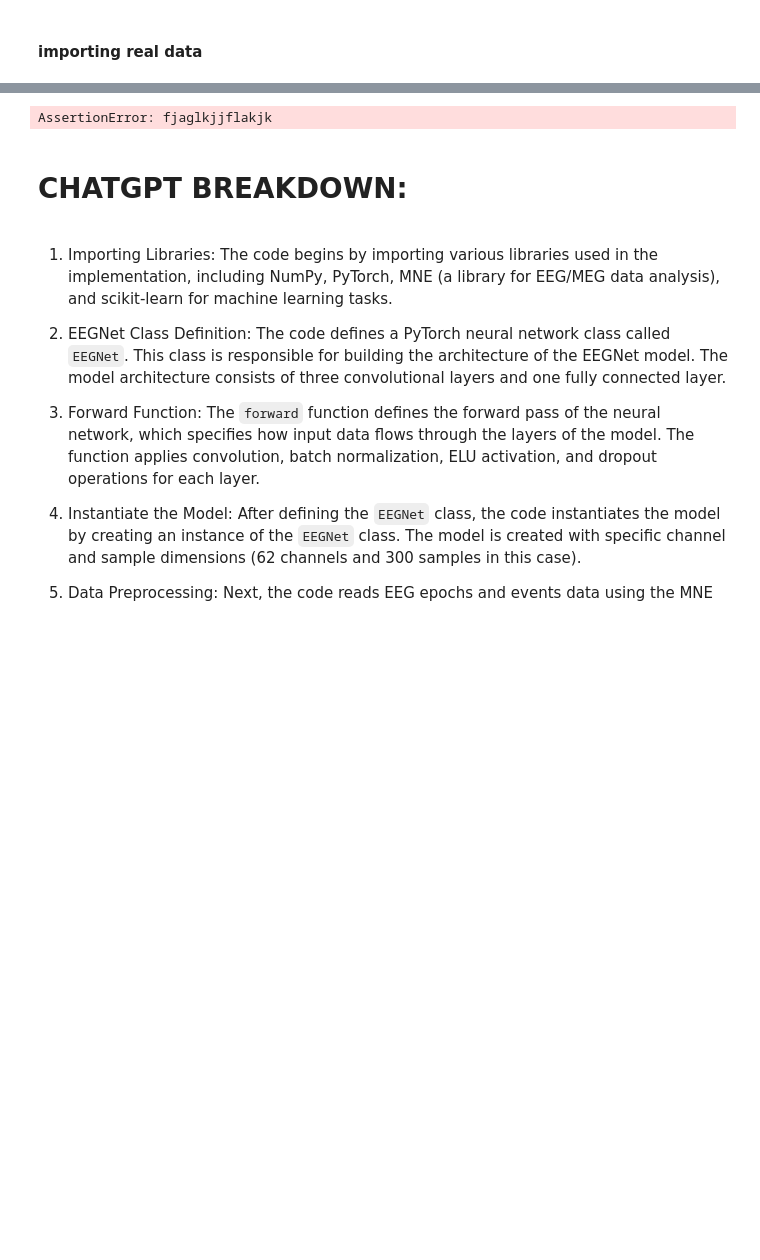
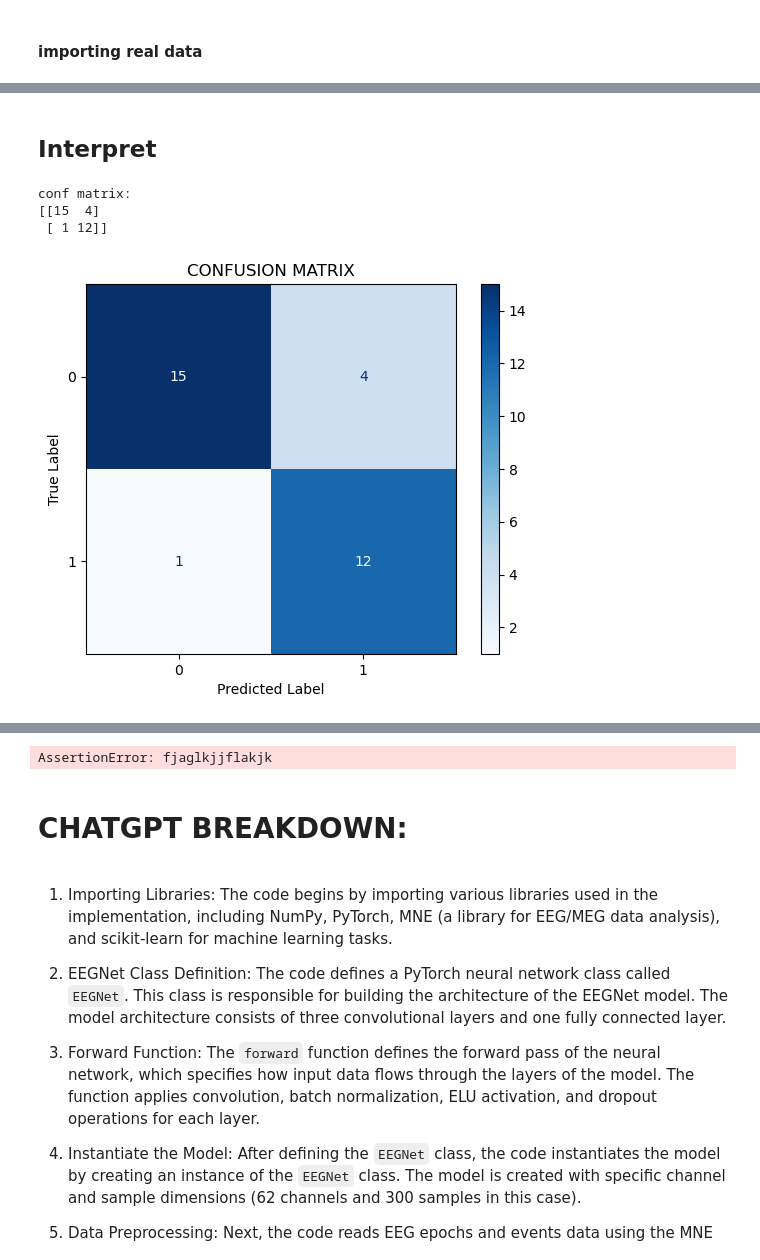
Before and after one commit to 1kaipark/EEGNet, a Jupyter notebook: PyTorch+EEGNET+MBT42.ipynb, the cells around one changed output, grey strips where cells are left out. Drawn from its saved outputs; the diff is of its cells as text; code cells hidden in the pictures; blank space fills up the shorter version.

```diff
--- a/PyTorch+EEGNET+MBT42.ipynb
+++ b/PyTorch+EEGNET+MBT42.ipynb
@@ -324,3 +281,28 @@ def plotEEG_data(filepath):
+# %%
+def get_confusion_matrix(net, X_test, y_test):
+    # Get the predictions on the test data
+    inputs = torch.from_numpy(X_test)
+    predicted = net(inputs)
+    predicted = predicted.data.cpu().numpy()
+
+    # Round the predictions to get binary values (0 or 1)
+    preds = np.round(predicted)
+
+
+    # Calculate the confusion matrix
+    conf_matrix = confusion_matrix(y_test, preds)
+    print("conf matrix:")
+    print(conf_matrix)
+
+
+    classes = [0, 1]  # Assuming binary classification with class labels 0 and 1
+    disp = ConfusionMatrixDisplay(confusion_matrix=conf_matrix, display_labels=classes)
+    disp.plot(cmap=plt.cm.Blues, values_format=".0f")
+
+    plt.title("CONFUSION MATRIX")
+    plt.xlabel("Predicted Label")
+    plt.ylabel("True Label")
+    plt.show()
 # %% [markdown]
 #### importing real data
 # %%
@@ -454,0 +409,9 @@ No baseline correction applied
+# %% [markdown]
+## Interpret
+# %%
+get_confusion_matrix(model, X_test_s3, y_test_s3)
+# %% [output]
+conf matrix:
+[[15  4]
+ [ 1 12]]
+[figure, added]
```
Also changed, not shown: parts of 13 cells of this notebook.
